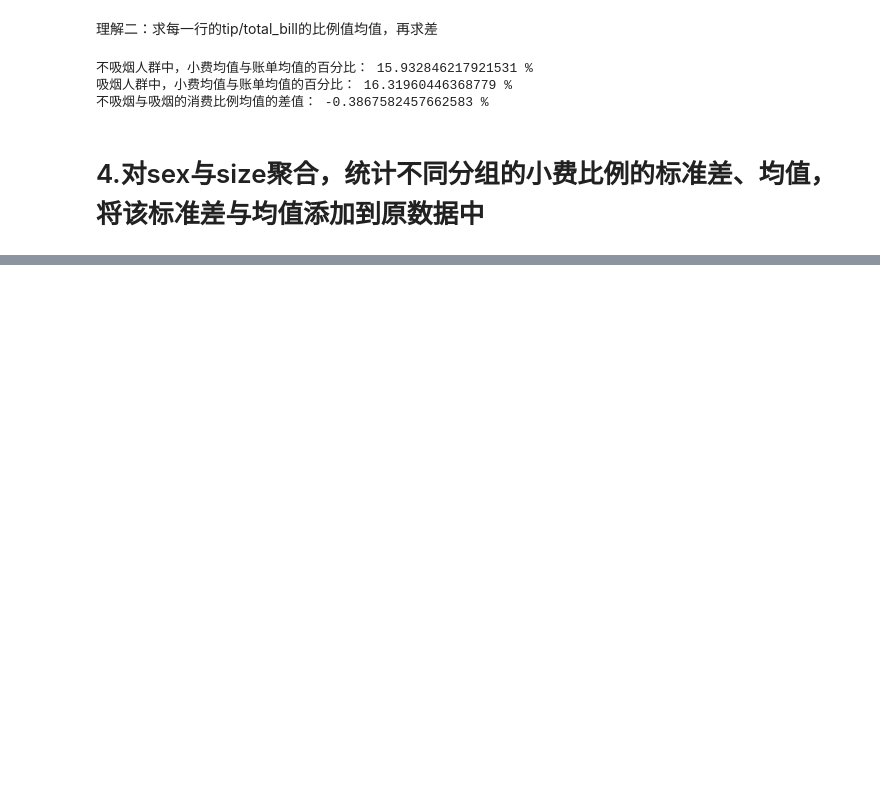
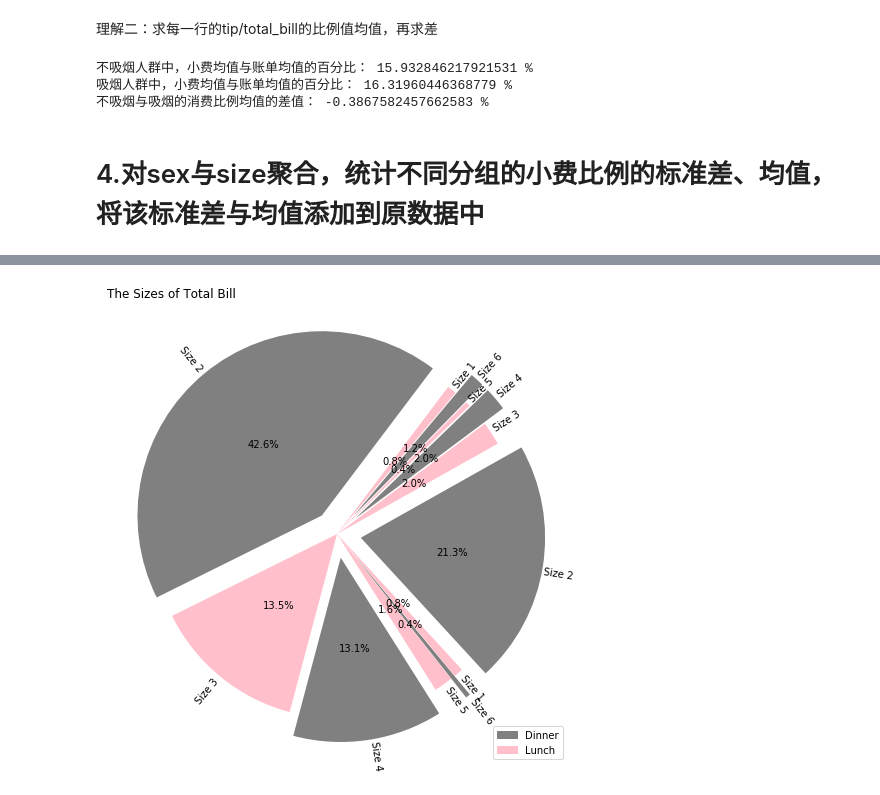
Before and after one commit to WentingRuan/Learn_Python, a Jupyter notebook: 8/hw_08.ipynb, the cells around one changed output, grey strips where cells are left out. Saved outputs shown, nothing was run; the diff lists cells and outputs as text; code cells hidden in the pictures; blank space fills up the shorter version.

```diff
--- a/8/hw_08.ipynb
+++ b/8/hw_08.ipynb
@@ -234,0 +222,4 @@ ValueError: len(left_on) must equal the number of levels in the index of "right"
+# %%
+tb = tips.groupby(["time","size"])
+tbc = tb.count()["total_bill"]
+tbc
@@ -234,0 +264,8 @@ ValueError: len(left_on) must equal the number of levels in the index of "right"
+# %%
+a = list()
+b = list(range(1,7)) * 2
+for i in range(0,12):
+    s = b[i]
+    a.append(str(s))
+
+a[11]
@@ -234,0 +274,6 @@ ValueError: len(left_on) must equal the number of levels in the index of "right"
+# %%
+labels = list()
+for i in range(0,12):
+    labels.append("Size "+str(a[i]))
+
+labels
@@ -234,0 +297,15 @@ ValueError: len(left_on) must equal the number of levels in the index of "right"
+# %%
+plt.figure(1, figsize=(8, 8))
+ax = plt.axes([0.1, 0.1, 0.8, 0.8])
+explode = list([0,0.13]*6)
+values=list(tbc/sum(explode))
+
+plt.pie(values,explode = explode,labels = labels,autopct='%1.1f%%',startangle=50,colors=["pink","grey"],pctdistance = 0.5,radius = 1,labeldistance=1,rotatelabels=0.5)
+plt.title('The Sizes of Total Bill',loc = "left")
+
+patch = mpatches.Patch(color='grey', label='Dinner')
+patch2 = mpatches.Patch(color='pink', label='Lunch')
+plt.legend(handles=[patch,patch2],loc = "lower right")
+plt.show()
+# %% [output]
+[figure, added]
```
Also changed, not shown: parts of 16 cells of this notebook, 2 other files.
